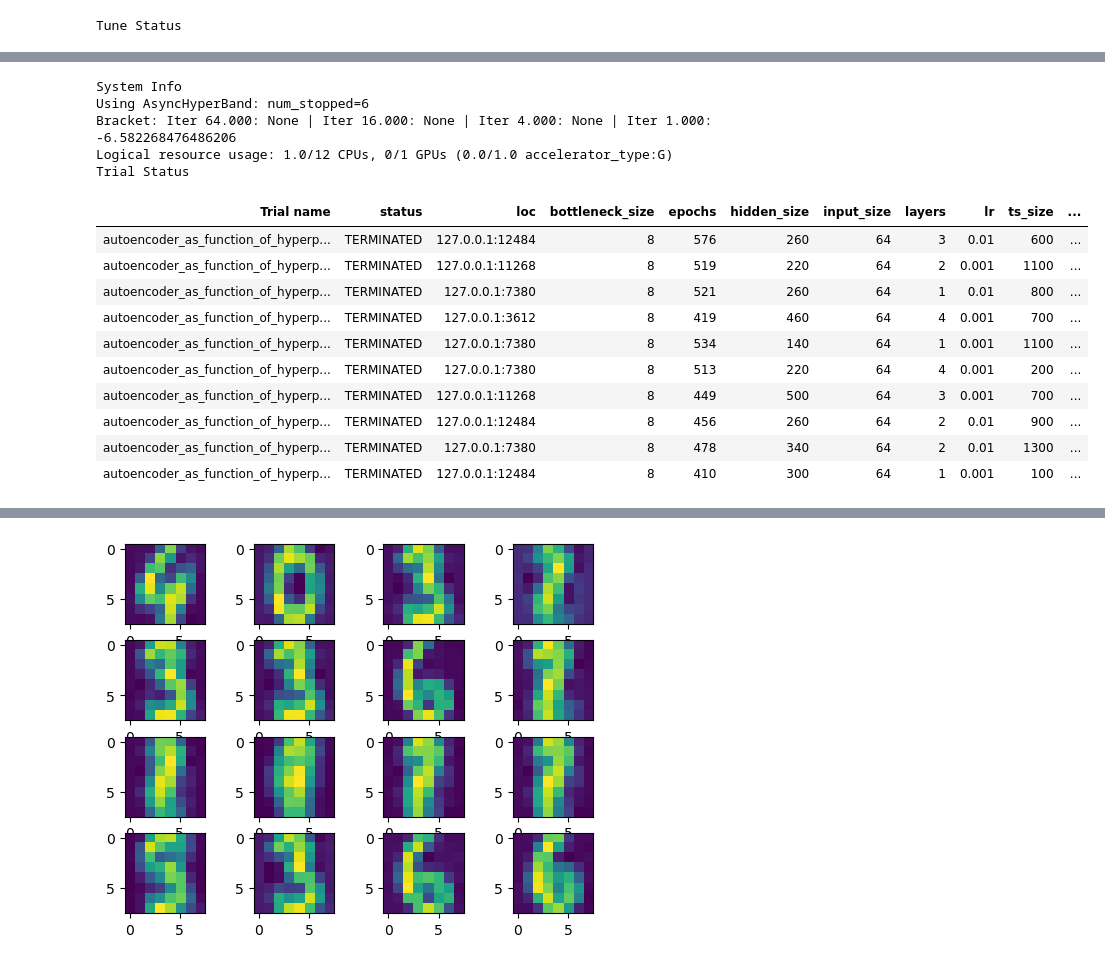
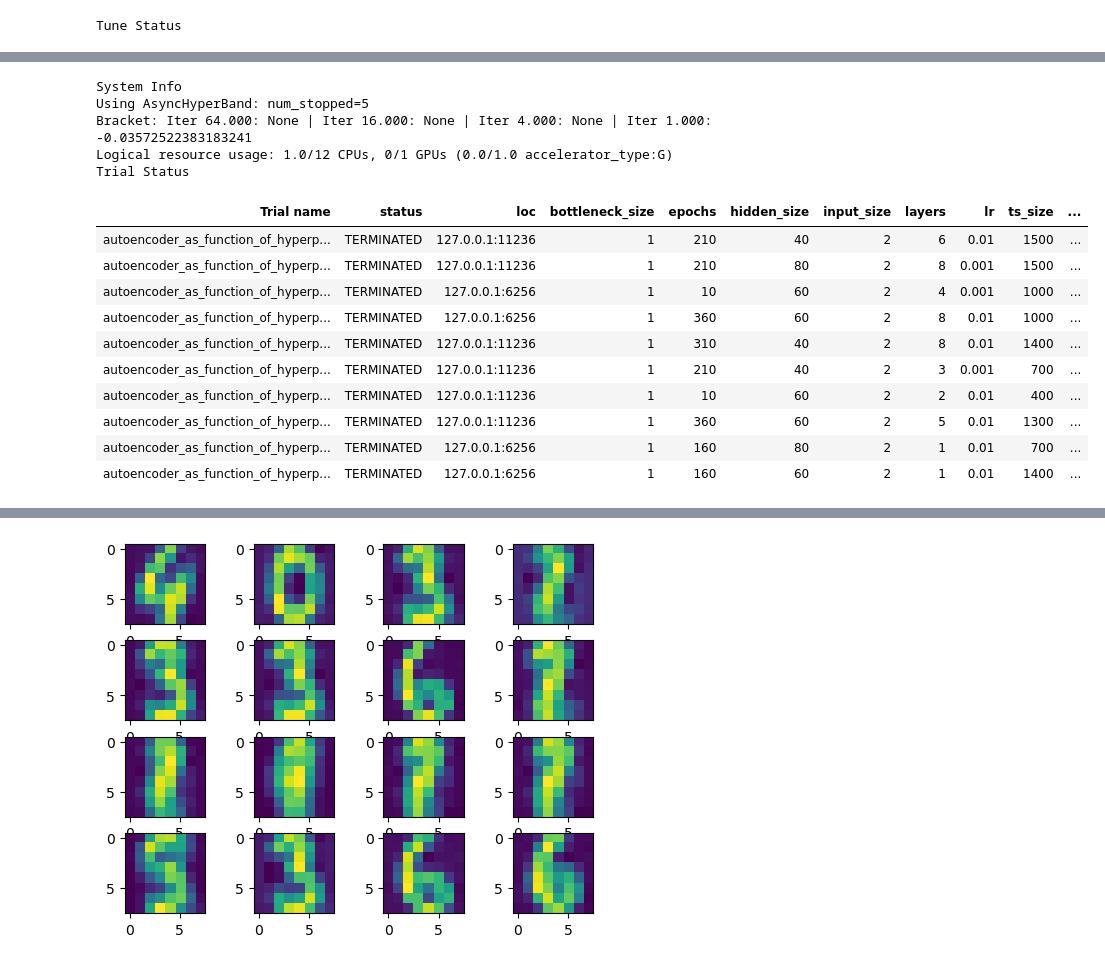
Before and after one commit to AnuR1234/GNN, a Jupyter notebook: Assignment2/Untitled.ipynb, the cells around one changed output, grey strips where cells are left out. Drawn from its saved outputs; the diff is of its cells as text; code cells hidden in the pictures.

```diff
--- a/Assignment2/Untitled.ipynb
+++ b/Assignment2/Untitled.ipynb
@@ -90,11 +90,11 @@ class AutoEncoder(nn.Module):
 
             return self, losses
 # %%
-def import_data(noise=0, random_state=1, shuffle=True, n_test=0.5, name="moons"):
+def import_data(noise=0, random_state=1, shuffle=True, n_test=0.5, name="moons", n_samples = 2000):
     if name == "moons":
-        data, _ = make_moons(noise=noise, random_state=random_state, shuffle=shuffle)
-        X_train, X_test = train_test_split(data, test_size=n_test, random_state=random_state)
-        return torch.FloatTensor(X_train), torch.FloatTensor(X_test)
+        data, _ = make_moons(noise=noise, random_state=random_state, shuffle=shuffle, n_samples=n_samples)
+        X_train, X_test= train_test_split(data, test_size=n_test, random_state=random_state)
+        return torch.FloatTensor(X_train), torch.FloatTensor(X_test), None, None
 
     elif name == "digits":
         data, labels = load_digits(return_X_y = True)
@@ -103,4 +103,4 @@ def import_data(noise=0, random_state=1, shuffle=True, n_test=0.5, name="moons")
         X_train, X_test, Y_train, Y_test = train_test_split(data, labels, test_size=n_test, random_state=random_state)
         return torch.FloatTensor(X_train), torch.FloatTensor(X_test), torch.FloatTensor(Y_train), torch.FloatTensor(Y_test)
 # %%
-X_train, X_test, Y_train, Y_test = import_data(noise=0.1, n_test=0.5,  name="digits")
+X_train, X_test, Y_train, Y_test = import_data(noise=0.1, n_test=0.1, name="moons")
@@ -131,30 +119,32 @@ tensor(16.)
 # %%
-config={"input_size":  tune.choice([64]), "bottleneck_size":  tune.choice([8]),
-        "hidden_size":  tune.choice([x for x in range(100, 600, 40)]),
-        "layers":  tune.choice([x for x in range(1, 5)]),
-        "ts_size":  tune.choice([x for x in range(100, 1500, 100)]),
-        "epochs":  tune.choice([x for x in range(400, 600)]),
+config={"input_size":  tune.choice([2]), "bottleneck_size":  tune.choice([1]),
+        "hidden_size":  tune.choice([x for x in range(20, 100, 20)]),
+        "layers":  tune.choice([x for x in range(1, 10)]),
+        "ts_size":  tune.choice([x for x in range(100, 2000, 100)]),
+        "epochs":  tune.choice([x for x in range(10, 400, 50)]),
         "lr": tune.choice([0.01, 0.001])}
 
 from ray.tune.schedulers import ASHAScheduler
 from ray.tune.search.ax import AxSearch
-ax_search = AxSearch()
-algo = OptunaSearch()
-algo = ConcurrencyLimiter(algo, max_concurrent=4)
+def opt(config):
+    ax_search = AxSearch()
+    algo = OptunaSearch()
+    algo = ConcurrencyLimiter(algo, max_concurrent=4)
 
-tuner = tune.Tuner(
-    autoencoder_as_function_of_hyperparameters,
-    tune_config=tune.TuneConfig(
-        scheduler=ASHAScheduler(),
-        search_alg=algo,
-        metric="loss",
-        mode="min",
-        num_samples=10,
-    ),
-    param_space=config,
-)
+    tuner = tune.Tuner(
+        autoencoder_as_function_of_hyperparameters,
+        tune_config=tune.TuneConfig(
+            scheduler=ASHAScheduler(),
+            search_alg=algo,
+            metric="loss",
+            mode="min",
+            num_samples=10,
+        ),
+        param_space=config,
+    )
 
-result = tuner.fit()
-good_config = result.get_best_result().config
+    result = tuner.fit()
+    return result.get_best_result().config
+good_config = opt(config)
 # %% [output]
 Tune Status
@@ -164,16 +154,16 @@ Tune Status
 System Info
-Using AsyncHyperBand: num_stopped=6
-Bracket: Iter 64.000: None | Iter 16.000: None | Iter 4.000: None | Iter 1.000: -6.582268476486206
+Using AsyncHyperBand: num_stopped=5
+Bracket: Iter 64.000: None | Iter 16.000: None | Iter 4.000: None | Iter 1.000: -0.03572522383183241
 Logical resource usage: 1.0/12 CPUs, 0/1 GPUs (0.0/1.0 accelerator_type:G)
 Trial Status
 | Trial name | status | loc | bottleneck_size | epochs | hidden_size | input_size | layers | lr | ts_size | ... |
-| autoencoder_as_function_of_hyperp... | TERMINATED | 127.0.0.1:12484 | 8 | 576 | 260 | 64 | 3 | 0.01 | 600 | ... |
-| autoencoder_as_function_of_hyperp... | TERMINATED | 127.0.0.1:11268 | 8 | 519 | 220 | 64 | 2 | 0.001 | 1100 | ... |
-| autoencoder_as_function_of_hyperp... | TERMINATED | 127.0.0.1:7380 | 8 | 521 | 260 | 64 | 1 | 0.01 | 800 | ... |
-| autoencoder_as_function_of_hyperp... | TERMINATED | 127.0.0.1:3612 | 8 | 419 | 460 | 64 | 4 | 0.001 | 700 | ... |
-| autoencoder_as_function_of_hyperp... | TERMINATED | 127.0.0.1:7380 | 8 | 534 | 140 | 64 | 1 | 0.001 | 1100 | ... |
-| autoencoder_as_function_of_hyperp... | TERMINATED | 127.0.0.1:7380 | 8 | 513 | 220 | 64 | 4 | 0.001 | 200 | ... |
-| autoencoder_as_function_of_hyperp... | TERMINATED | 127.0.0.1:11268 | 8 | 449 | 500 | 64 | 3 | 0.001 | 700 | ... |
-| autoencoder_as_function_of_hyperp... | TERMINATED | 127.0.0.1:12484 | 8 | 456 | 260 | 64 | 2 | 0.01 | 900 | ... |
-| autoencoder_as_function_of_hyperp... | TERMINATED | 127.0.0.1:7380 | 8 | 478 | 340 | 64 | 2 | 0.01 | 1300 | ... |
-| autoencoder_as_function_of_hyperp... | TERMINATED | 127.0.0.1:12484 | 8 | 410 | 300 | 64 | 1 | 0.001 | 100 | ... |
+| autoencoder_as_function_of_hyperp... | TERMINATED | 127.0.0.1:11236 | 1 | 210 | 40 | 2 | 6 | 0.01 | 1500 | ... |
+| autoencoder_as_function_of_hyperp... | TERMINATED | 127.0.0.1:11236 | 1 | 210 | 80 | 2 | 8 | 0.001 | 1500 | ... |
+| autoencoder_as_function_of_hyperp... | TERMINATED | 127.0.0.1:6256 | 1 | 10 | 60 | 2 | 4 | 0.001 | 1000 | ... |
+| autoencoder_as_function_of_hyperp... | TERMINATED | 127.0.0.1:6256 | 1 | 360 | 60 | 2 | 8 | 0.01 | 1000 | ... |
+| autoencoder_as_function_of_hyperp... | TERMINATED | 127.0.0.1:11236 | 1 | 310 | 40 | 2 | 8 | 0.01 | 1400 | ... |
+| autoencoder_as_function_of_hyperp... | TERMINATED | 127.0.0.1:11236 | 1 | 210 | 40 | 2 | 3 | 0.001 | 700 | ... |
+| autoencoder_as_function_of_hyperp... | TERMINATED | 127.0.0.1:11236 | 1 | 10 | 60 | 2 | 2 | 0.01 | 400 | ... |
+| autoencoder_as_function_of_hyperp... | TERMINATED | 127.0.0.1:11236 | 1 | 360 | 60 | 2 | 5 | 0.01 | 1300 | ... |
+| autoencoder_as_function_of_hyperp... | TERMINATED | 127.0.0.1:6256 | 1 | 160 | 80 | 2 | 1 | 0.01 | 700 | ... |
+| autoencoder_as_function_of_hyperp... | TERMINATED | 127.0.0.1:6256 | 1 | 160 | 60 | 2 | 1 | 0.01 | 1400 | ... |
```
Also changed, not shown: parts of 10 cells of this notebook.
